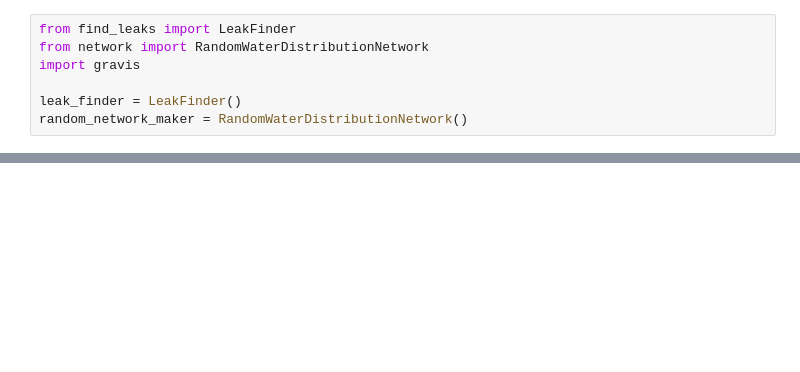
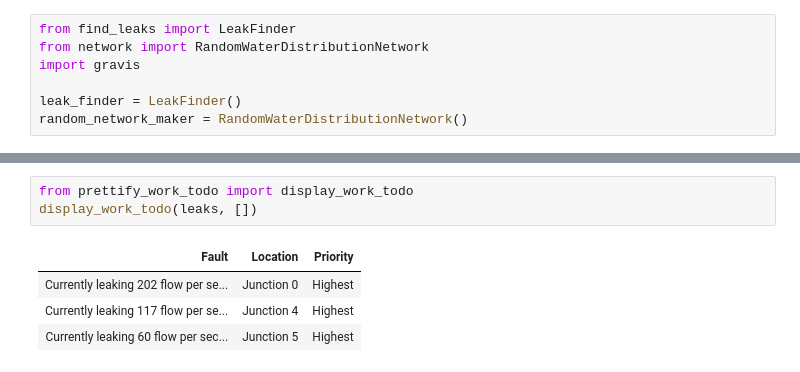
Before and after one commit to Lordfirespeed/nwg-work-engine, a Jupyter notebook: interactive_leak_finder.ipynb, the cells around one changed output, grey strips where cells are left out. Drawn from its saved outputs; the diff is of its cells as text; blank space fills up the shorter version.

Commit message:
fix typo; prettify method for showing a table of things to do

```diff
--- a/interactive_leak_finder.ipynb
+++ b/interactive_leak_finder.ipynb
@@ -36,0 +61,8 @@ print(f"It was actually {actual}")
+# %%
+from prettify_work_todo import display_work_todo
+display_work_todo(leaks, [])
+# %% [output]
+| Fault | Location | Priority |
+| Currently leaking 202 flow per se... | Junction 0 | Highest |
+| Currently leaking 117 flow per se... | Junction 4 | Highest |
+| Currently leaking 60 flow per sec... | Junction 5 | Highest |
```
Also changed, not shown: parts of 3 cells of this notebook, 1 other file.
